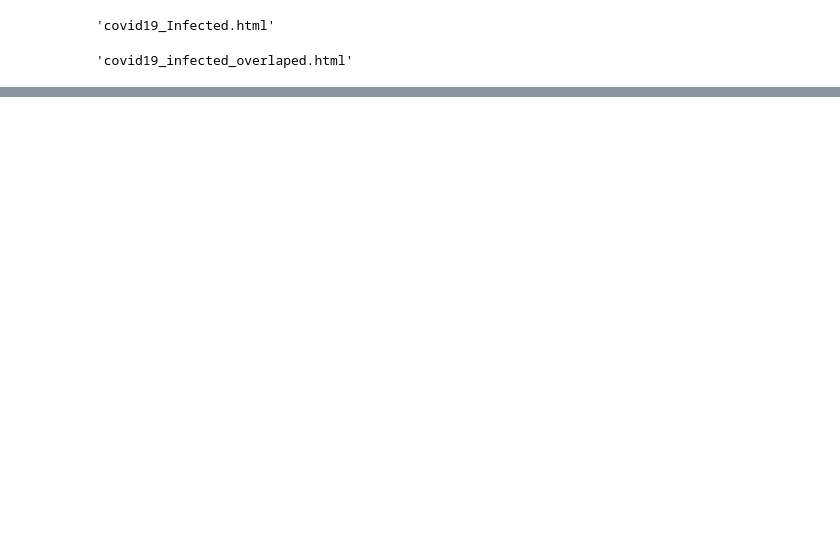
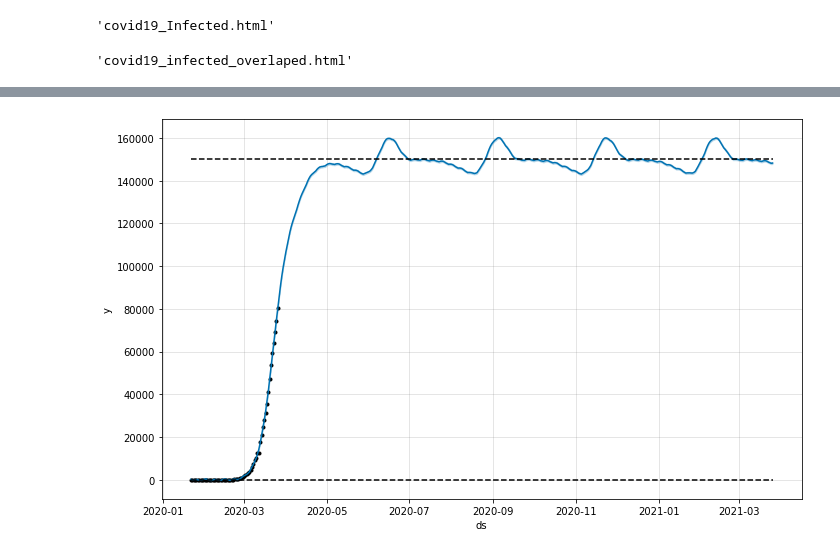
Before and after one commit to jepeloa/covid19-jupyter, a Jupyter notebook: covid1_stats.ipynb, the cells around one changed output, grey strips where cells are left out. Drawn from its saved outputs; the diff is of its cells as text; code cells hidden in the pictures; blank space fills up the shorter version.

```diff
--- a/covid1_stats.ipynb
+++ b/covid1_stats.ipynb
@@ -146,3 +147,9 @@ plot(fig,filename='covid19_infected_overlaped.html')
 #fig.show()
 # %% [output]
 'covid19_infected_overlaped.html'
+# %%
+covid19_Italia['ds'] = covid19_Italia['Date']
+covid19_Italia['y'] = covid19_Italia['Value']
+covid19_Italia['cap'] = 150000
+covid19_Italia['floor'] = 0
+covid19_Italia.head()
@@ -148,0 +180,4 @@ plot(fig,filename='covid19_infected_overlaped.html')
+# %%
+prophet = Prophet(growth='logistic')
+prophet.add_seasonality(name='monthly', period=80, fourier_order=4)
+prophet.fit(covid19_Italia)
@@ -148,0 +188,4 @@ plot(fig,filename='covid19_infected_overlaped.html')
+# %%
+future = prophet.make_future_dataframe(periods=365)
+future['cap'] = 150000
+future['floor'] = 0
@@ -148,0 +201,2 @@ plot(fig,filename='covid19_infected_overlaped.html')
+# %%
+forecast = prophet.predict(future)
@@ -148,0 +212,4 @@ plot(fig,filename='covid19_infected_overlaped.html')
+# %%
+fig1 = prophet.plot(forecast)
+# %% [output]
+[figure, added]
```
Also changed, not shown: parts of 17 cells of this notebook.
